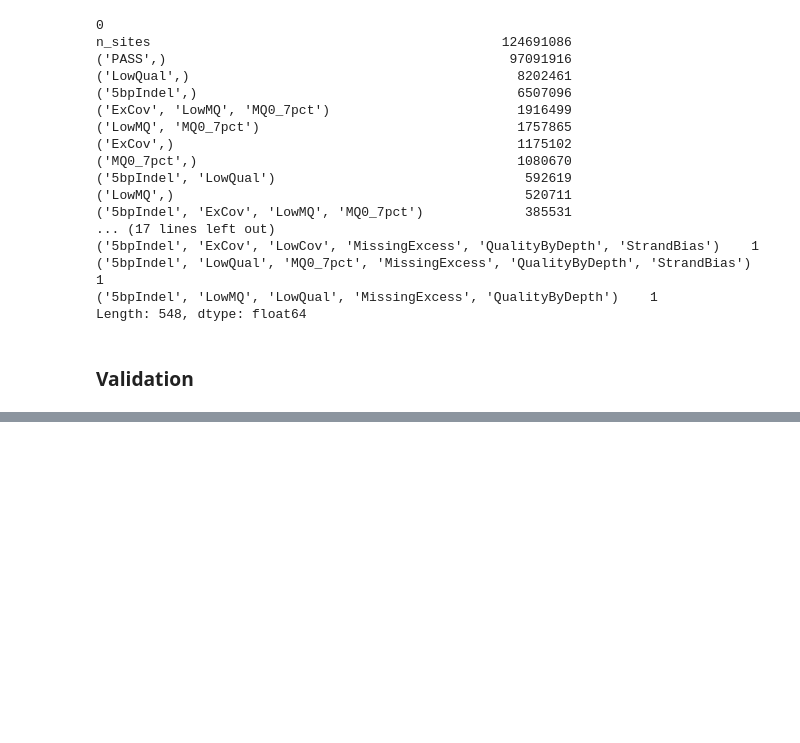
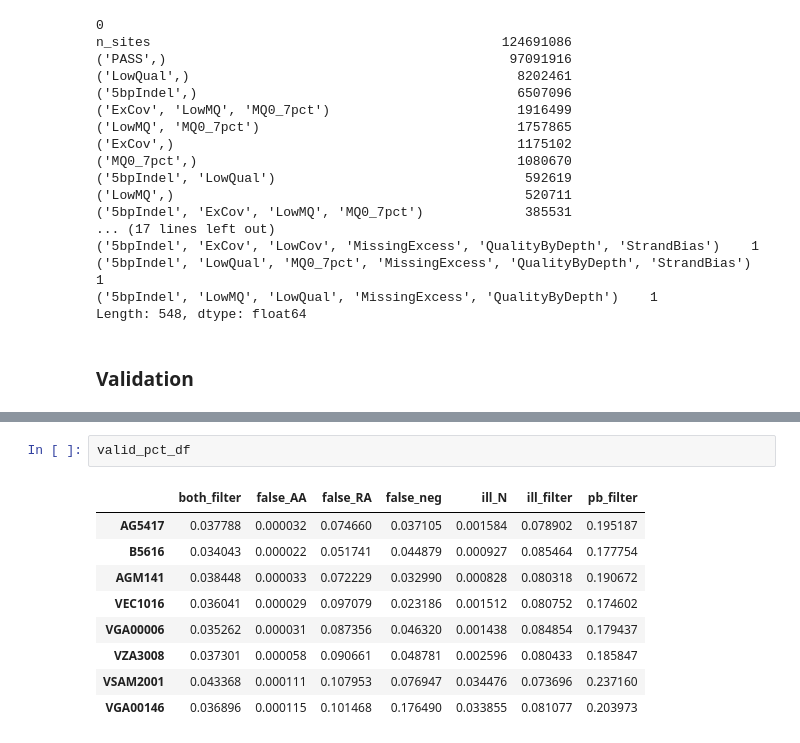
Before and after one commit to peterdfields/hs_vervet, a Jupyter notebook: notebooks/20150304_163_manuscript_support.ipynb, the cells around one changed output, grey strips where cells are left out. Cells and saved outputs as stored; diff of their text form; blank space fills up the shorter version.

```diff
--- a/notebooks/20150304_163_manuscript_support.ipynb
+++ b/notebooks/20150304_163_manuscript_support.ipynb
@@ -165,0 +488,12 @@ ind = 'AG5417'
+# %%
+valid_pct_df
+# %% [output]
+|  | both_filter | false_AA | false_RA | false_neg | ill_N | ill_filter | pb_filter |
+| AG5417 | 0.037788 | 0.000032 | 0.074660 | 0.037105 | 0.001584 | 0.078902 | 0.195187 |
+| B5616 | 0.034043 | 0.000022 | 0.051741 | 0.044879 | 0.000927 | 0.085464 | 0.177754 |
+| AGM141 | 0.038448 | 0.000033 | 0.072229 | 0.032990 | 0.000828 | 0.080318 | 0.190672 |
+| VEC1016 | 0.036041 | 0.000029 | 0.097079 | 0.023186 | 0.001512 | 0.080752 | 0.174602 |
+| VGA00006 | 0.035262 | 0.000031 | 0.087356 | 0.046320 | 0.001438 | 0.084854 | 0.179437 |
+| VZA3008 | 0.037301 | 0.000058 | 0.090661 | 0.048781 | 0.002596 | 0.080433 | 0.185847 |
+| VSAM2001 | 0.043368 | 0.000111 | 0.107953 | 0.076947 | 0.034476 | 0.073696 | 0.237160 |
+| VGA00146 | 0.036896 | 0.000115 | 0.101468 | 0.176490 | 0.033855 | 0.081077 | 0.203973 |
```
Also changed, not shown: parts of 41 cells of this notebook, 3 other files.
